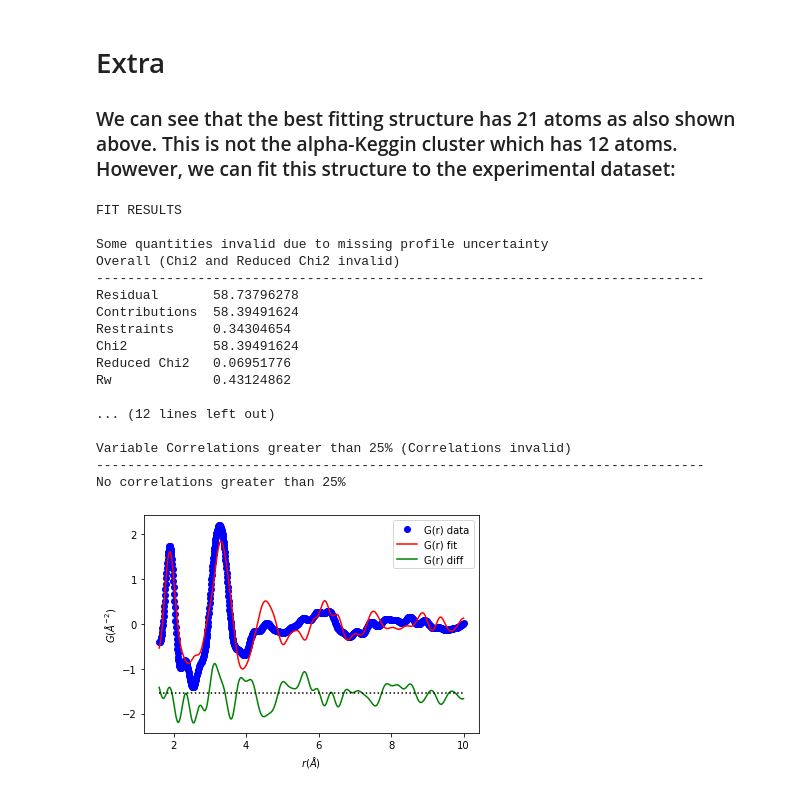
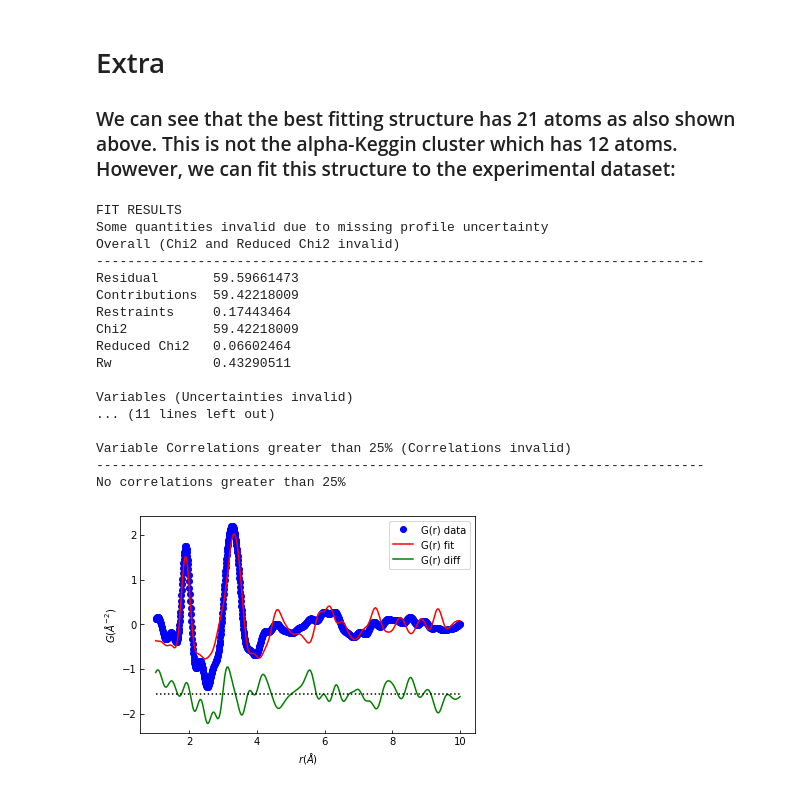
Before and after one commit to mroelsgaard/ML-MotEx-GO, a Jupyter notebook: GO_step1+2.ipynb, the cells around one changed output. Drawn from its saved outputs; the diff is of its cells as text; code cells hidden in the pictures.

```diff
--- a/GO_step1+2.ipynb
+++ b/GO_step1+2.ipynb
@@ -226,14 +62,17 @@ def fitting_multiprocess(structure_catalogue, SaveName, cores=24):
 # Step 1: Produce a catalogue of structure motifs
 ### First define the starting model, how large the structure catalogue has to be, number of iterable atoms and threshold between iterable atoms and non-iterable atoms.
 # %%
-starting_model = "Structure_Models/beta-Ga2O3_CollCode83645_1x2x2.xyz" # Name of the starting model file
+starting_model = "Structure_Models/GO_2x2x2.xyz" # Name of the starting model file
 Number_of_structures = 10000 # Number of structures made to the structure catalogue
-NumW = 40 # Number of atoms that should be permuted in the starting model
-threshold = 2.5 # Thredshold for W - O bond
+NumMetals = 64 # Number of atoms that should be permuted in the starting model
+threshold = 2.5 # Thredshold for Ga - O bond
 # %% [markdown]
 ### Produce a catalogue of structure motifs
 # %%
-structure_catalogue = structure_catalogue_maker(Number_of_structures, Number_of_atoms=NumW, lower_atom_number=0, higher_atom_number=NumW)
-print ("We show the first 10 structures in the catalogue:")
-structure_catalogue[:10]
+structure_catalogue = structure_catalogue_maker(Number_of_structures,
+                                                Number_of_atoms=NumMetals,
+                                                lower_atom_number=0,
+                                                higher_atom_number=NumMetals)
+#print ("We show the first 5 structures in the catalogue:")
+#structure_catalogue[:5]
 # %% [output]
@@ -308,25 +135,26 @@ array([6.50200000e+03, 4.31248657e-01, 3.00000000e+01, 1.00000000e+00,
 
 ### We can see that the best fitting structure has 21 atoms as also shown above. This is not the alpha-Keggin cluster which has 12 atoms. However, we can fit this structure to the experimental dataset:
 # %%
-fitting(structure_catalogue, plot=1, index=np.argmin(Result[:,1]));
-
-# det bedste fit opnået
+fitting(starting_model, structure_catalogue, plot=True, index=np.argmin(Result[:,1]),
+        threshold=threshold,
+        NumMetals=NumMetals,
+        Experimental_Data=Experimental_Data);
 # %% [output]
 FIT RESULTS
-
 Some quantities invalid due to missing profile uncertainty
 Overall (Chi2 and Reduced Chi2 invalid)
 ------------------------------------------------------------------------------
-Residual       58.73796278
-Contributions  58.39491624
-Restraints     0.34304654
-Chi2           58.39491624
-Reduced Chi2   0.06951776
-Rw             0.43124862
+Residual       59.59661473
+Contributions  59.42218009
+Restraints     0.17443464
+Chi2           59.42218009
+Reduced Chi2   0.06602464
+Rw             0.43290511
 
-... (12 lines left out)
+Variables (Uncertainties invalid)
+... (11 lines left out)
 
 Variable Correlations greater than 25% (Correlations invalid)
 ------------------------------------------------------------------------------
 No correlations greater than 25%
-[figure, old version]
+[figure, new version]
```
Also changed, not shown: parts of 17 cells of this notebook, 2 other files.
